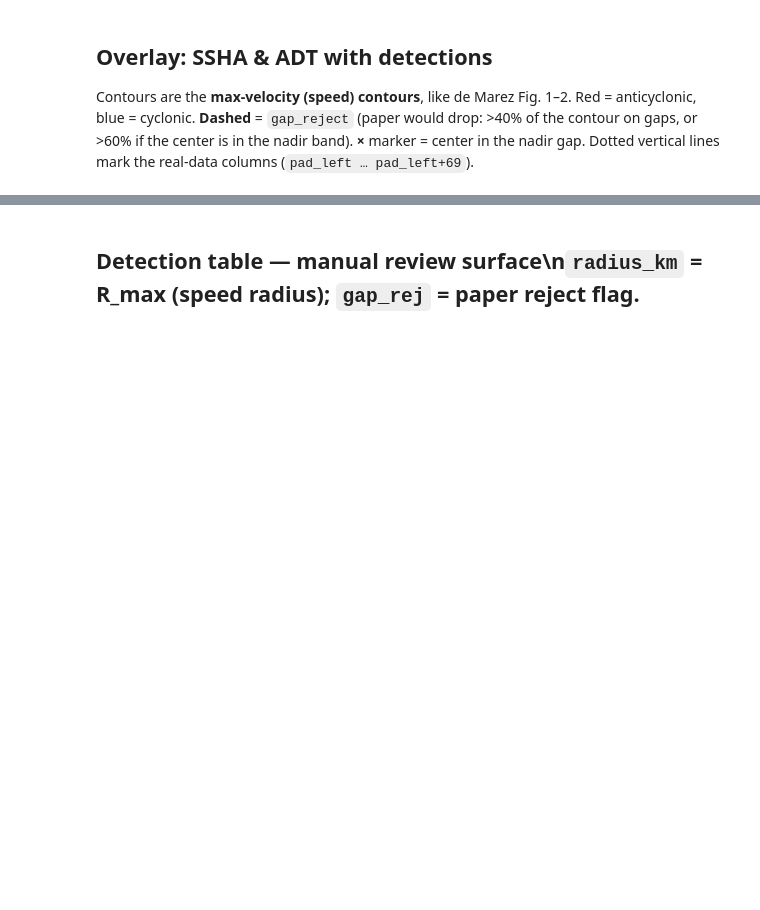
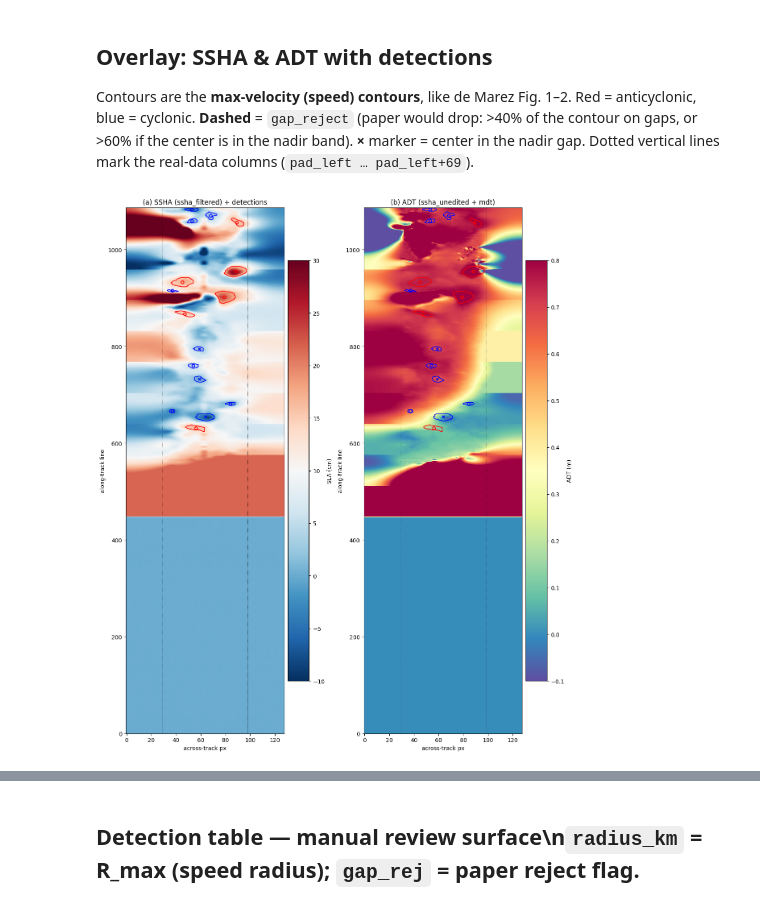
Before and after one commit to Originaljsx/swot-eddy-ml, a Jupyter notebook: notebooks/01_validate_pass.ipynb, the cells around one changed output, grey strips where cells are left out. Saved outputs shown, nothing was run; the diff lists cells and outputs as text; code cells hidden in the pictures; blank space fills up the shorter version.

```diff
--- a/notebooks/01_validate_pass.ipynb
+++ b/notebooks/01_validate_pass.ipynb
@@ -80,20 +99,22 @@ nadir gap. Dotted vertical lines mark the real-data columns (`pad_left … pad_l
 # %%
 def overlay(ax, field2d, title, cmap, vmin, vmax, scale=1.0, label=""):
     im = ax.imshow(field2d * scale, cmap=cmap, vmin=vmin, vmax=vmax,
                    origin="lower", aspect="auto")
     ax.axvline(pad_left, color="k", lw=0.6, ls=":"); ax.axvline(pad_left + 69, color="k", lw=0.6, ls=":")
     for d in dets:
         c = "red" if d.polarity == "anticyclonic" else "blue"
         ls = "--" if d.gap_reject else "-"
         if d.contour_pix:
             cl = np.array(d.contour_pix)             # (N, 2) = (line, col)
             ax.plot(cl[:, 1], cl[:, 0], color=c, lw=1.2, ls=ls)
         mk = "x" if d.center_in_nadir else ("s" if d.gap_reject else "o")
         ax.plot(d.center_col, d.center_line, mk, color=c, ms=5, mfc="none", mew=1.4)
     ax.set_title(title); ax.set_xlabel("across-track px"); ax.set_ylabel("along-track line")
     fig.colorbar(im, ax=ax, shrink=0.8, pad=0.02).set_label(label)
 
 fig, ax = plt.subplots(1, 2, figsize=(12, 14))
-overlay(ax[0], full[0], "(a) SSHA (ssha_filtered) + detections", "RdBu_r", -30, 30, scale=100, label="η' (cm)")
+overlay(ax[0], full[0], "(a) SSHA (ssha_filtered) + detections", "RdBu_r", -10, 30, scale=100, label="SLA (cm)")
 overlay(ax[1], full[1], "(b) ADT (ssha_unedited + mdt)", "Spectral_r", -0.1, 0.8, label="ADT (m)")
 plt.tight_layout(); plt.show()
+# %% [output]
+[figure, added]
```
Also changed, not shown: parts of 21 cells of this notebook, 11 other files.
